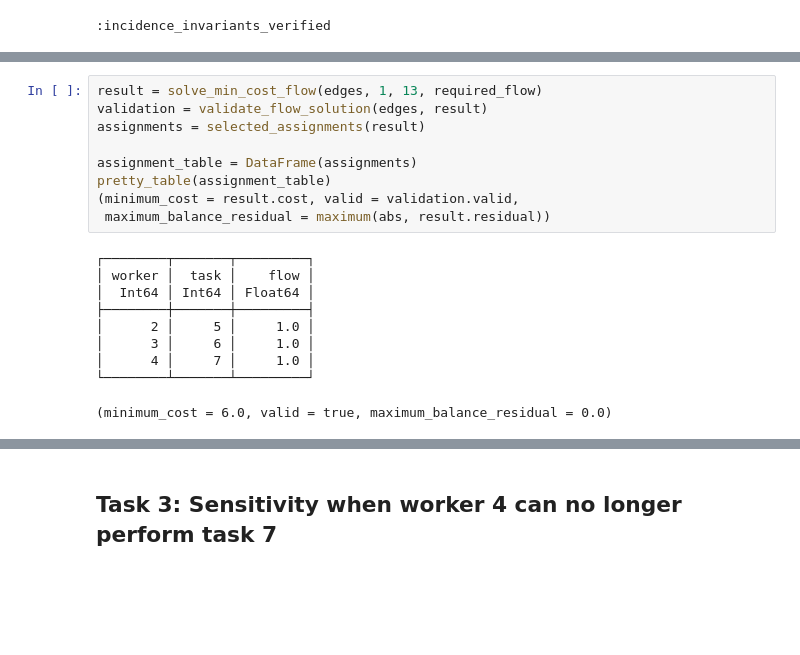
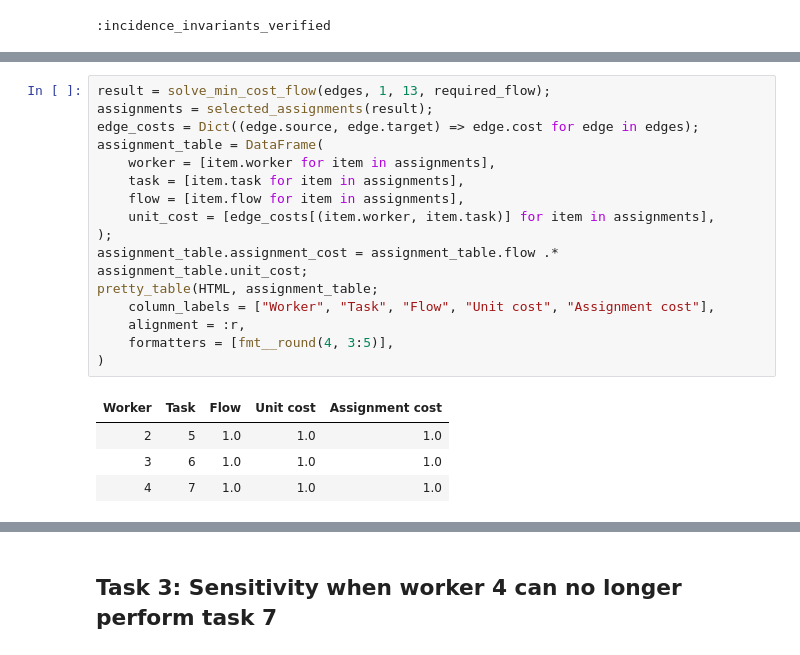
Before and after one commit to varnerlab/CHEME-5800-CourseRepository-Fall-2026, a Jupyter notebook: weeks/week-05/L5d/CHEME-5800-L5d-Lab-MinimumCostAssignmentFlow-Fall-2026.ipynb, the cells around one changed output, grey strips where cells are left out. Drawn from its saved outputs; the diff is of its cells as text; blank space fills up the shorter version.

```diff
--- a/weeks/week-05/L5d/CHEME-5800-L5d-Lab-MinimumCostAssignmentFlow-Fall-2026.ipynb
+++ b/weeks/week-05/L5d/CHEME-5800-L5d-Lab-MinimumCostAssignmentFlow-Fall-2026.ipynb
@@ -86,19 +182,21 @@ form = flow_formulation(edges, 1, 13, required_flow)
 # %%
-result = solve_min_cost_flow(edges, 1, 13, required_flow)
-validation = validate_flow_solution(edges, result)
-assignments = selected_assignments(result)
-
-assignment_table = DataFrame(assignments)
-pretty_table(assignment_table)
-(minimum_cost = result.cost, valid = validation.valid,
- maximum_balance_residual = maximum(abs, result.residual))
+result = solve_min_cost_flow(edges, 1, 13, required_flow);
+assignments = selected_assignments(result);
+edge_costs = Dict((edge.source, edge.target) => edge.cost for edge in edges);
+assignment_table = DataFrame(
+    worker = [item.worker for item in assignments],
+    task = [item.task for item in assignments],
+    flow = [item.flow for item in assignments],
+    unit_cost = [edge_costs[(item.worker, item.task)] for item in assignments],
+);
+assignment_table.assignment_cost = assignment_table.flow .* assignment_table.unit_cost;
+pretty_table(HTML, assignment_table;
+    column_labels = ["Worker", "Task", "Flow", "Unit cost", "Assignment cost"],
+    alignment = :r,
+    formatters = [fmt__round(4, 3:5)],
+)
 # %% [output]
-┌────────┬───────┬─────────┐
-│ worker │  task │    flow │
-│  Int64 │ Int64 │ Float64 │
-├────────┼───────┼─────────┤
-│      2 │     5 │     1.0 │
-│      3 │     6 │     1.0 │
-│      4 │     7 │     1.0 │
-└────────┴───────┴─────────┘
-(minimum_cost = 6.0, valid = true, maximum_balance_residual = 0.0)
+| Worker | Task | Flow | Unit cost | Assignment cost |
+| 2 | 5 | 1.0 | 1.0 | 1.0 |
+| 3 | 6 | 1.0 | 1.0 | 1.0 |
+| 4 | 7 | 1.0 | 1.0 | 1.0 |
```
Also changed, not shown: parts of 24 cells of this notebook, 8 other files.
